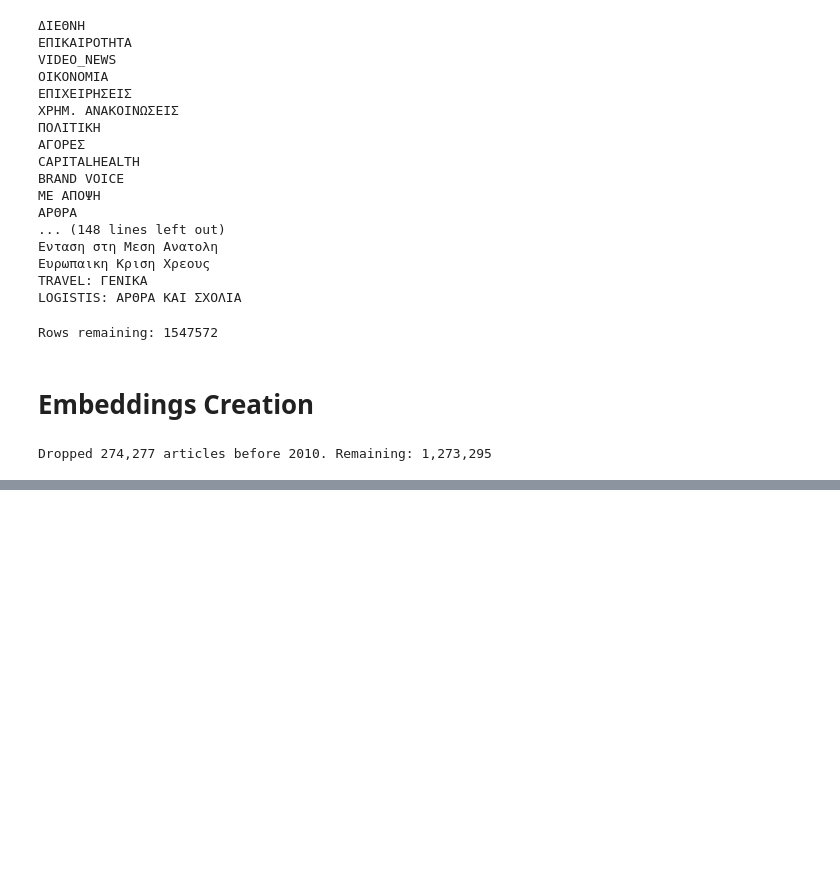
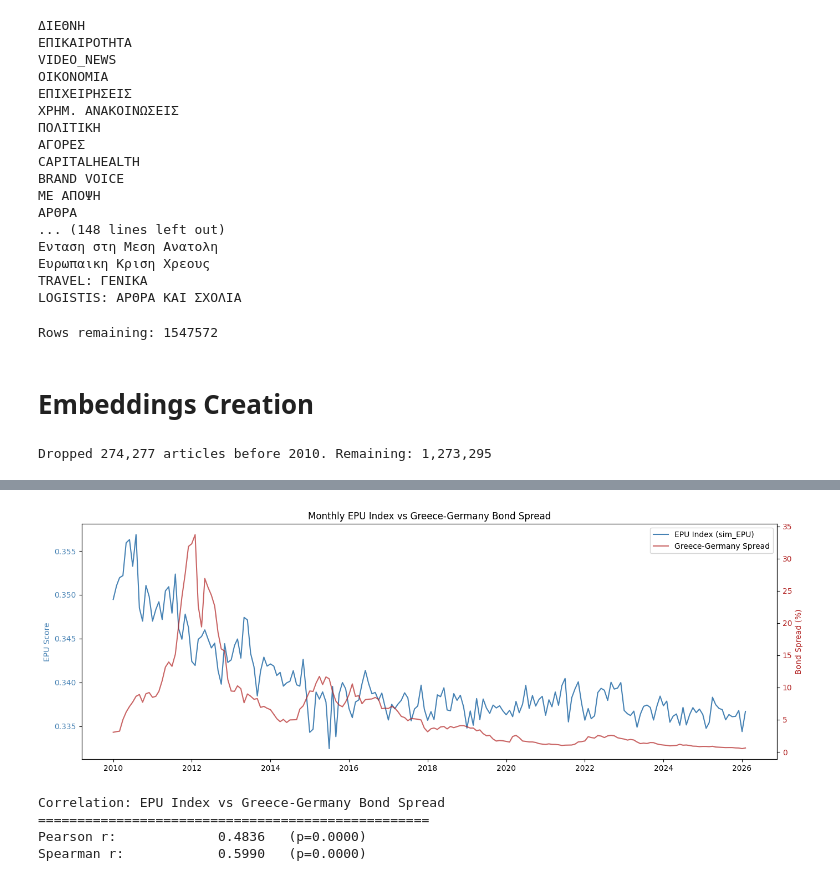
Before and after one commit to Swkratis210204/TextDataInEconomics, a Jupyter notebook: phase1/phase1.ipynb, the cells around one changed output, grey strips where cells are left out. Saved outputs shown, nothing was run; the diff lists cells and outputs as text; code cells hidden in the pictures; blank space fills up the shorter version.

```diff
--- a/phase1/phase1.ipynb
+++ b/phase1/phase1.ipynb
@@ -430,3 +448,3 @@ print(f"Articles matching ≥2 cats:    {(df['cat_hits'] >= 2).sum():>10,}")
 # %%
-df_epu = df[df["cat_hits"] >= 2].drop(columns=hit_cols + ["cat_hits"]).reset_index(drop=True)
+df_epu = df[df["cat_hits"] >= 1].drop(columns=hit_cols + ["cat_hits"]).reset_index(drop=True)
 print(f"Filtered corpus: {len(df_epu):,} articles ({len(df_epu)/len(df)*100:.1f}% of total)")
@@ -502,0 +541,10 @@ df_epu[[f"sim_{cat}" for cat in cats] + ["sim_EPU"]].describe().round(4)
+# %%
+# Aggregate EPU scores to monthly means
+sim_cols = [f"sim_{cat}" for cat in epu_terms] + ["sim_EPU"]
+
+df_epu["month"] = pd.to_datetime(df_epu["date"], format="%m/%d/%Y").dt.to_period("M")
+monthly = df_epu.groupby("month")[sim_cols].mean().reset_index()
+monthly["month_dt"] = monthly["month"].dt.to_timestamp()
+
+print(f"Monthly EPU index: {len(monthly)} months ({monthly['month'].min()} – {monthly['month'].max()})")
+monthly[["month", "sim_EPU"]].tail(12)
@@ -502,0 +566,10 @@ df_epu[[f"sim_{cat}" for cat in cats] + ["sim_EPU"]].describe().round(4)
+# %%
+# Prepare bond spread: aggregate to monthly mean
+bonds_df["month_dt"] = pd.to_datetime(bonds_df["Date"], format="%m/%d/%Y")
+bonds_df["month"] = bonds_df["month_dt"].dt.to_period("M")
+bonds_monthly = bonds_df.groupby("month")["Spread"].mean().reset_index()
+
+# Merge on month
+merged = monthly.merge(bonds_monthly, on="month", how="inner")
+print(f"Merged: {len(merged)} months  ({merged['month'].min()} – {merged['month'].max()})")
+merged[["month", "sim_EPU", "Spread"]].head(12)
@@ -502,0 +591,38 @@ df_epu[[f"sim_{cat}" for cat in cats] + ["sim_EPU"]].describe().round(4)
+# %%
+# Plot EPU index vs Bond Spread over time
+fig, ax1 = plt.subplots(figsize=(14, 5))
+
+ax1.plot(merged["month_dt"], merged["sim_EPU"], color="steelblue", label="EPU Index (sim_EPU)")
+ax1.set_ylabel("EPU Score", color="steelblue")
+ax1.tick_params(axis="y", labelcolor="steelblue")
+
+ax2 = ax1.twinx()
+ax2.plot(merged["month_dt"], merged["Spread"], color="firebrick", alpha=0.7, label="Greece-Germany Spread")
+ax2.set_ylabel("Bond Spread (%)", color="firebrick")
+ax2.tick_params(axis="y", labelcolor="firebrick")
+
+lines1, labels1 = ax1.get_legend_handles_labels()
+lines2, labels2 = ax2.get_legend_handles_labels()
+ax1.legend(lines1 + lines2, labels1 + labels2, loc="upper right")
+
+plt.title("Monthly EPU Index vs Greece-Germany Bond Spread")
+plt.tight_layout()
+plt.show()
+# %% [output]
+[figure, added]
+# %%
+# Pearson & Spearman correlation between EPU index and bond spread
+from scipy import stats
+
+pearson_r, pearson_p = stats.pearsonr(merged["sim_EPU"], merged["Spread"])
+spearman_r, spearman_p = stats.spearmanr(merged["sim_EPU"], merged["Spread"])
+
+print("Correlation: EPU Index vs Greece-Germany Bond Spread")
+print("=" * 50)
+print(f"{'Pearson r:':<20} {pearson_r:>8.4f}   (p={pearson_p:.4f})")
+print(f"{'Spearman r:':<20} {spearman_r:>8.4f}   (p={spearman_p:.4f})")
+# %% [output]
+Correlation: EPU Index vs Greece-Germany Bond Spread
+==================================================
+Pearson r:             0.4836   (p=0.0000)
+Spearman r:            0.5990   (p=0.0000)
```
Also changed, not shown: parts of 13 cells of this notebook, 1 other file.
